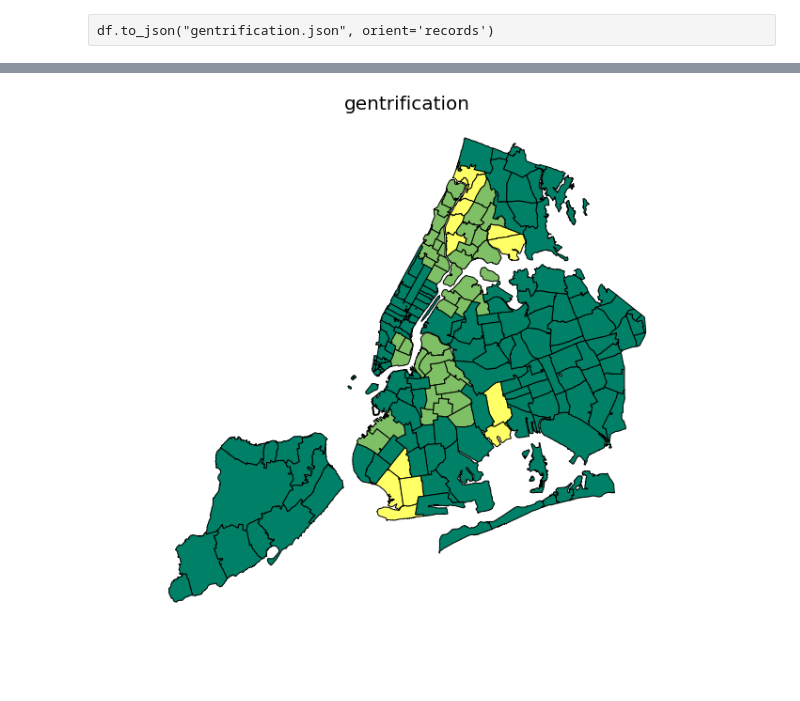
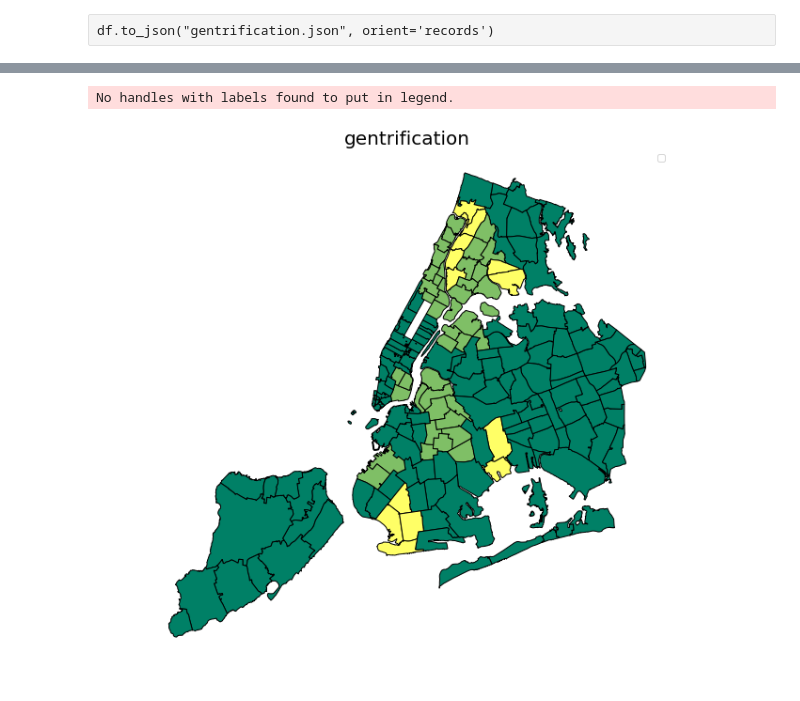
Before and after one commit to alaincr/Digital-Traces-of-Gentrification_2018-master, a Jupyter notebook: notebooks/ReproduceMapGentrification/MapofGentrification.ipynb, the cells around one changed output, grey strips where cells are left out. Cells and saved outputs as stored; diff of their text form; code cells hidden in the pictures.

```diff
--- a/notebooks/ReproduceMapGentrification/MapofGentrification.ipynb
+++ b/notebooks/ReproduceMapGentrification/MapofGentrification.ipynb
@@ -149,10 +149,12 @@ nycmap.head()
 # %%
 fig, ax = plt.subplots(figsize=(10,10))
 nycmap.plot(ax=ax, column='gentrification', cmap='summer_r', alpha=1, edgecolor="black", linewidth=1)
 ax.set_title("gentrification", fontsize=20)
 ax.set_axis_off()
+plt.legend()
 #leg = ax.get_legend()
 #leg.set_bbox_to_anchor((0.1, 0.7, 0.2, 0.2))
 plt.show()
 # %% [output]
+No handles with labels found to put in legend.
-[figure, old version]
+[figure, new version]
```
Also changed, not shown: parts of 1 cell of this notebook.
